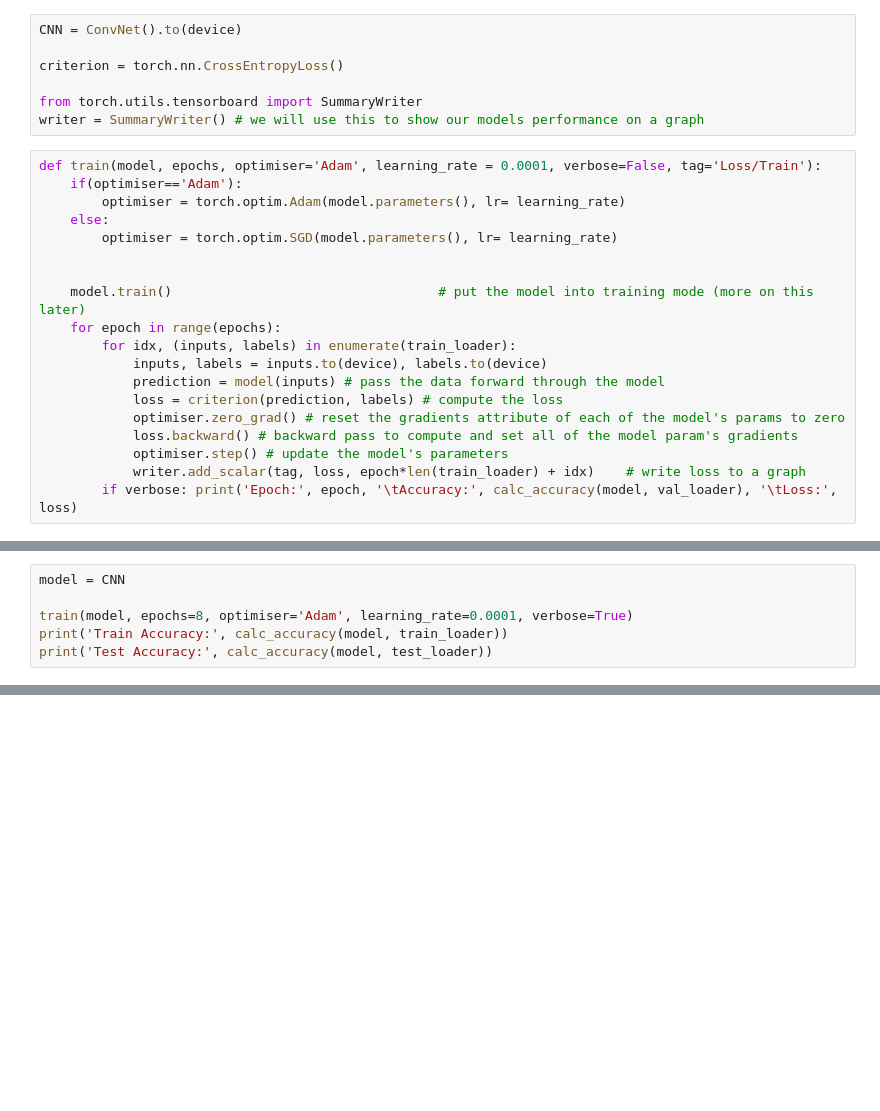
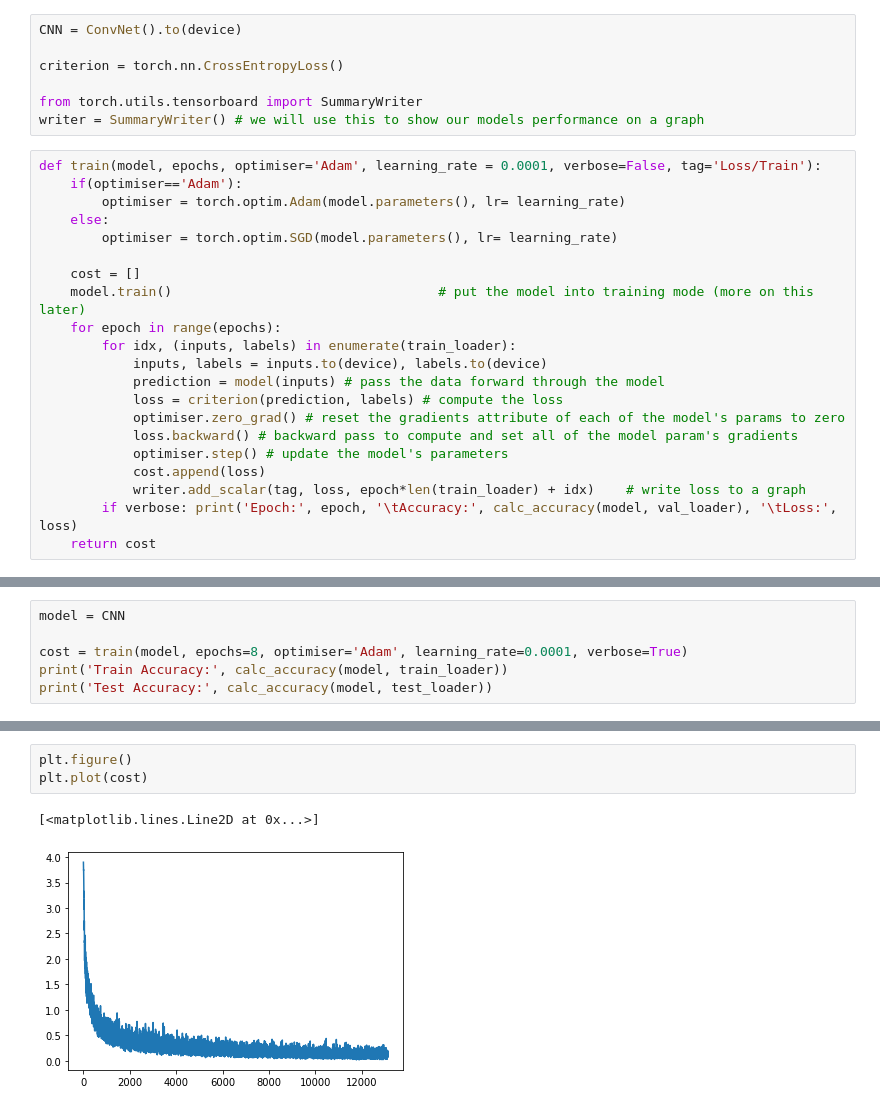
Before and after one commit to elisiojsj/Kuzushiji-49, a Jupyter notebook: Kuzushiji-49.ipynb, the cells around one changed output, grey strips where cells are left out. Saved outputs shown, nothing was run; the diff lists cells and outputs as text; blank space fills up the shorter version.

Commit message:
cost plot and no_grad while evaluating

```diff
--- a/Kuzushiji-49.ipynb
+++ b/Kuzushiji-49.ipynb
@@ -257,7 +255,7 @@ def train(model, epochs, optimiser='Adam', learning_rate = 0.0001, verbose=False
     else:
         optimiser = torch.optim.SGD(model.parameters(), lr= learning_rate)
 
-
+    cost = []
     model.train()                                  # put the model into training mode (more on this later)
     for epoch in range(epochs):
         for idx, (inputs, labels) in enumerate(train_loader):
@@ -267,8 +265,10 @@ def train(model, epochs, optimiser='Adam', learning_rate = 0.0001, verbose=False
             optimiser.zero_grad() # reset the gradients attribute of each of the model's params to zero
             loss.backward() # backward pass to compute and set all of the model param's gradients
             optimiser.step() # update the model's parameters
+            cost.append(loss)
             writer.add_scalar(tag, loss, epoch*len(train_loader) + idx)    # write loss to a graph
         if verbose: print('Epoch:', epoch, '\tAccuracy:', calc_accuracy(model, val_loader), '\tLoss:', loss)
+    return cost
 # %%
 import numpy as np
 
@@ -296,7 +297,7 @@ def calc_accuracy(model, dataloader, testset=False):
 # %%
 model = CNN
 
-train(model, epochs=8, optimiser='Adam', learning_rate=0.0001, verbose=True)
+cost = train(model, epochs=8, optimiser='Adam', learning_rate=0.0001, verbose=True)
 print('Train Accuracy:', calc_accuracy(model, train_loader))
 print('Test Accuracy:', calc_accuracy(model, test_loader))
 # %% [output]
@@ -311,0 +314,6 @@ Train Accuracy: (97.55142857142857, [], [])
+# %%
+plt.figure()
+plt.plot(cost)
+# %% [output]
+[<matplotlib.lines.Line2D at 0x...>]
+[figure, added]
```
Also changed, not shown: parts of 5 cells of this notebook.
